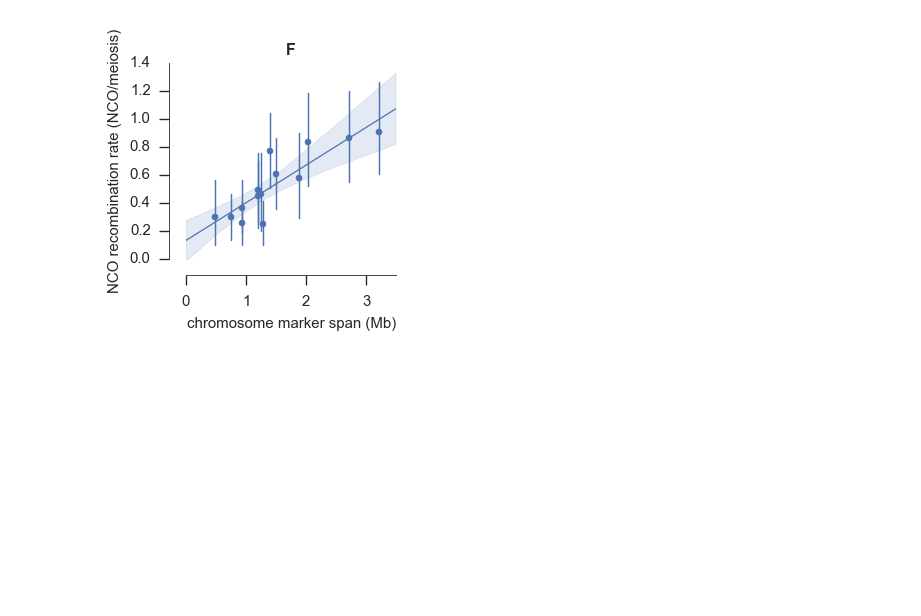
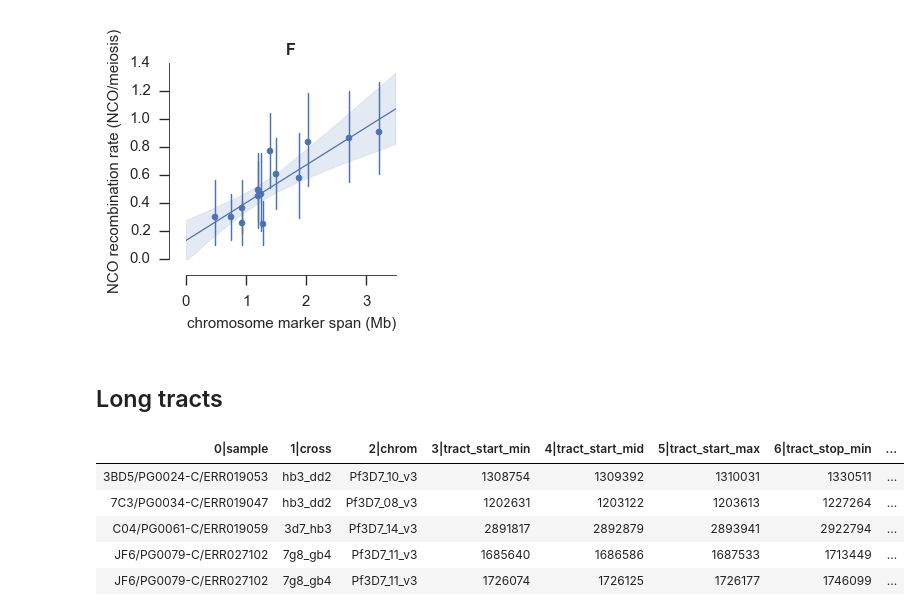
Before and after one commit to wtchg-kwiatkowski/pfx-paper-2015, a Jupyter notebook: main/notebooks/fig_nco_params.ipynb, the cells around one changed output. Drawn from its saved outputs; the diff is of its cells as text; code cells hidden in the pictures; blank space fills up the shorter version.

```diff
--- a/main/notebooks/fig_nco_params.ipynb
+++ b/main/notebooks/fig_nco_params.ipynb
@@ -329,3 +329,19 @@ fig.tight_layout()
 fig.savefig('../../artwork/main/fig3F.jpg', dpi=900, jpeg_quality=100)
 # %% [output]
 [figure]
+# %% [markdown]
+## Long tracts
+# %%
+tbl_nco_long = (etl
+    .frompickle(os.path.join(PUBLIC_DIR, 'tbl_conversion_tracts.pickle'))
+    .eq('tract_type', 'NCO')
+    .ge('tract_length_min', 18000)
+)
+tbl_nco_long.displayall()
+# %% [output]
+| 0|sample | 1|cross | 2|chrom | 3|tract_start_min | 4|tract_start_mid | 5|tract_start_max | 6|tract_stop_min | ... |
+| 3BD5/PG0024-C/ERR019053 | hb3_dd2 | Pf3D7_10_v3 | 1308754 | 1309392 | 1310031 | 1330511 | ... |
+| 7C3/PG0034-C/ERR019047 | hb3_dd2 | Pf3D7_08_v3 | 1202631 | 1203122 | 1203613 | 1227264 | ... |
+| C04/PG0061-C/ERR019059 | 3d7_hb3 | Pf3D7_14_v3 | 2891817 | 2892879 | 2893941 | 2922794 | ... |
+| JF6/PG0079-C/ERR027102 | 7g8_gb4 | Pf3D7_11_v3 | 1685640 | 1686586 | 1687533 | 1713449 | ... |
+| JF6/PG0079-C/ERR027102 | 7g8_gb4 | Pf3D7_11_v3 | 1726074 | 1726125 | 1726177 | 1746099 | ... |
```
Also changed, not shown: parts of 1 cell of this notebook, 2 other files.
